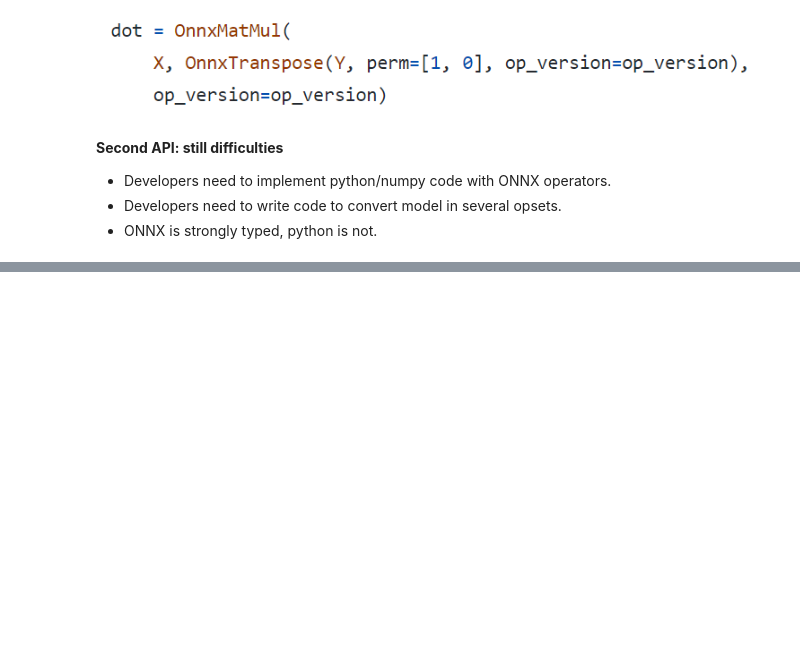
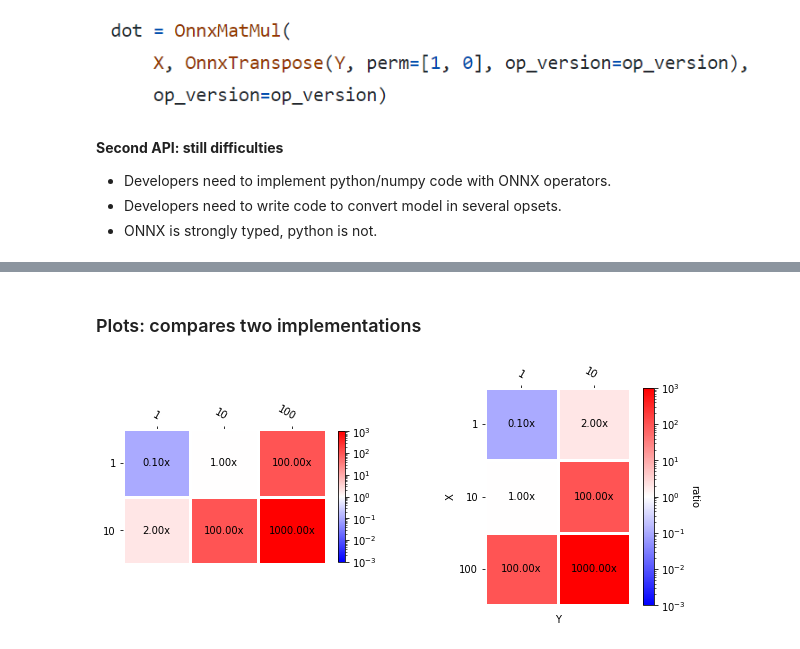
Before and after one commit to onnx/sklearn-onnx, a Jupyter notebook: docs/notebooks/introduction.ipynb, the cells around one changed output, grey strips where cells are left out. Saved outputs shown, nothing was run; the diff lists cells and outputs as text; code cells hidden in the pictures; blank space fills up the shorter version.

```diff
--- a/docs/notebooks/introduction.ipynb
+++ b/docs/notebooks/introduction.ipynb
@@ -530,0 +982,16 @@ Image('images/op.png')
+# %% [markdown]
+### Plots: compares two implementations
+# %%
+import matplotlib.pyplot as plt
+from mlprodict.plotting.plotting_benchmark import plot_benchmark_metrics
+
+data = {(1, 1): 0.1, (10, 1): 1, (1, 10): 2,
+        (10, 10): 100, (100, 1): 100, (100, 10): 1000}
+
+fig, ax = plt.subplots(1, 2, figsize=(10, 4))
+plot_benchmark_metrics(data, ax=ax[0], cbar_kw={'shrink': 0.6})
+plot_benchmark_metrics(data, ax=ax[1], transpose=True,
+                       xlabel='X', ylabel='Y',
+                       cbarlabel="ratio");
+# %% [output]
+[figure, added]
```
Also changed, not shown: parts of 71 cells of this notebook, 2 other files.
